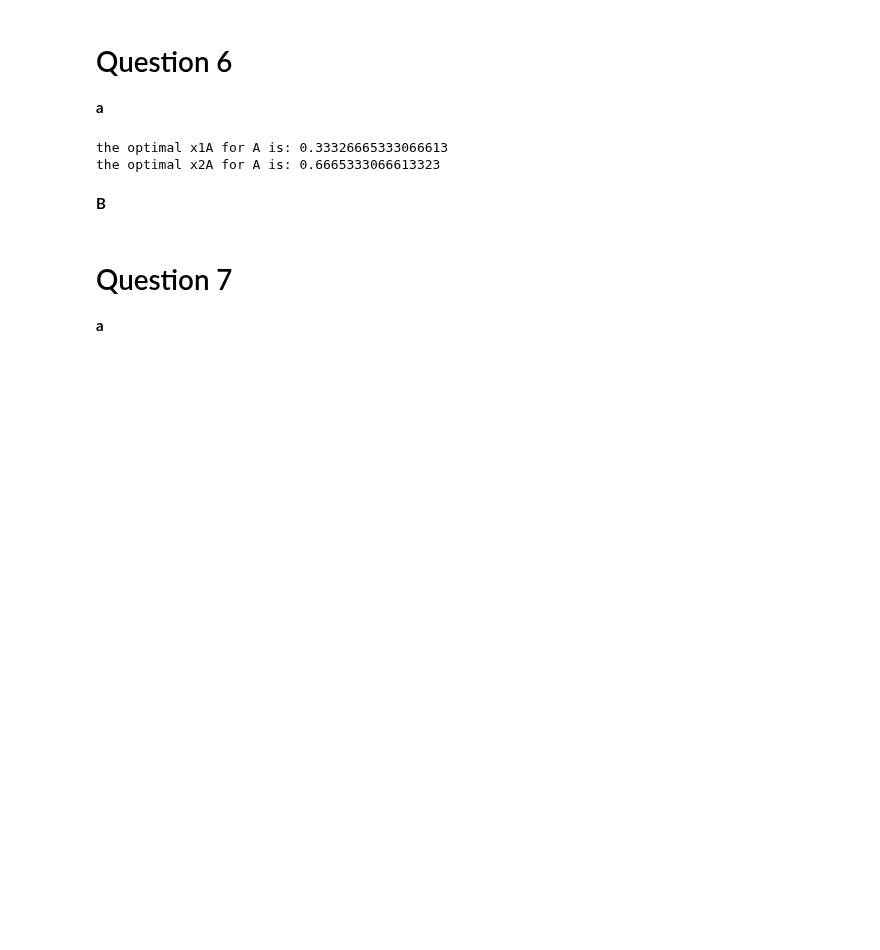
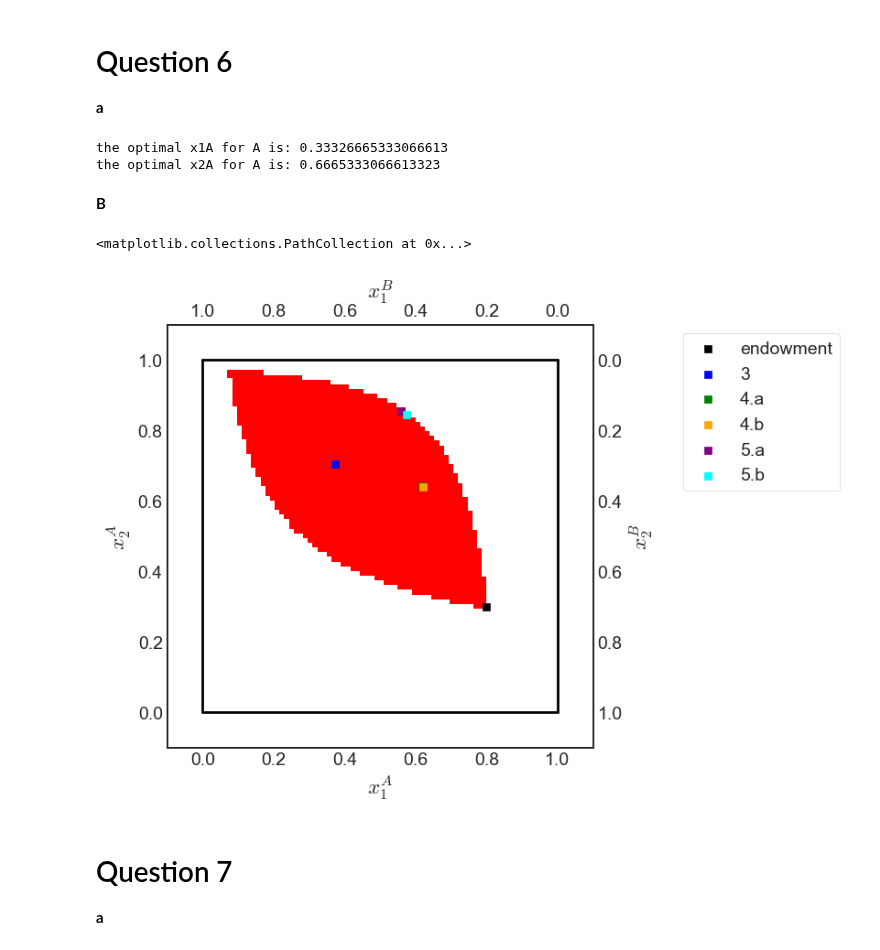
Before and after one commit to NumEconCopenhagen/projects-2024-kbh-herning, a Jupyter notebook: inauguralproject/inauguralproject.ipynb, the cells around one changed output. Cells and saved outputs as stored; diff of their text form; code cells hidden in the pictures; blank space fills up the shorter version.

Commit message:
færdig til og med opgave 7

```diff
--- a/inauguralproject/inauguralproject.ipynb
+++ b/inauguralproject/inauguralproject.ipynb
@@ -194,6 +197,9 @@ ADD CONCISE CONLUSION.
 clear_market.find_best_choice_test(N=75)
 x1_best,x2_best,u_best,p1 = clear_market.find_best_choice_test(N=75)
 
+x1A_4a = x1_best
+x2A_4a = x2_best
+
 print('The optimal price of A:', clear_market.find_best_choice_test(N=75)[3])
 print('The allocation becomes: x1a=', x1_best,'x2a =', x2_best, 'and A´s utility becomes:', u_best)
 # %% [output]
@@ -203,6 +209,9 @@ The allocation becomes: x1a= 0.619316843345112 x2a = 0.6408888888888888 and A´s
 **b**
 # %%
 x1A, x2A, uA, optimal_p1 = clear_market.find_best_choice_any_price()
+
+x1A_4b = x1A
+x2A_4b = x2A
 
 print(f"Optimal price p1: {optimal_p1}")
 print(f"Optimal allocations for A: x1A = {x1A}, x2A = {x2A}")
@@ -219,6 +228,10 @@ Utility of A: 0.6336208506936586
 clear_market.opgave_5_A()
 
 u_A_opt, x1A_opt, x2A_opt = clear_market.opgave_5_A()
+
+x1A_5a = x1A_opt
+x2A_5a = x2A_opt
+
 print("u_A_opt:", u_A_opt)
 print("the optimal x1A for A is:", x1A_opt)
 print("the optimal x2A for A is:", x2A_opt)
@@ -229,11 +242,12 @@ the optimal x2A for A is: 0.8533333333333334
 # %% [markdown]
 **b**
 # %%
-clear_market.opgave_5_B()
+u_A_opt, x1A_opt, x2A_opt = clear_market.opgave_5_B_solver()
 
-u_A_opt, x1A_opt, x2A_opt = clear_market.opgave_5_B()
+x1A_5b = x1A_opt
+x2A_5b = x2A_opt
+
 print("u_A_opt:", u_A_opt)
 print("the optimal x1A for A is:", x1A_opt)
 print("the optimal x2A for A is:", x2A_opt)
-# take 1min to print
 # %% [output]
@@ -265,6 +269,57 @@ the optimal x1A for A is: 0.33326665333066613
 the optimal x2A for A is: 0.6665333066613323
 # %% [markdown]
 **B**
+# %%
+model = ExchangeEconomyClass()
+
+par = model.par
+
+# a. total endowment
+w1bar = 1.0
+w2bar = 1.0
+
+# b. figure set up
+fig = plt.figure(frameon=False,figsize=(6,6), dpi=100)
+ax_A = fig.add_subplot(1, 1, 1)
+
+ax_A.set_xlabel("$x_1^A$")
+ax_A.set_ylabel("$x_2^A$")
+
+temp = ax_A.twinx()
+temp.set_ylabel("$x_2^B$")
+ax_B = temp.twiny()
+ax_B.set_xlabel("$x_1^B$")
+ax_B.invert_xaxis()
+ax_B.invert_yaxis()
+
+# A
+ax_A.scatter(x1A_opt_1, x2A_opt_1, marker='s', color='red', zorder=1)
+
+# Plot other scatter plots with higher zorder (they will appear above 'endowment')
+ax_A.scatter(par.w1A, par.w2A, marker='s', color='black', label='endowment', zorder=2)
+ax_A.scatter(x1a_3, x2a_3, marker='s', color='blue', label='3', zorder=3)
+ax_A.scatter(x1A_4a, x2A_4a, marker='s', color='green', label='4.a', zorder=4)
+ax_A.scatter(x1A_4b, x2A_4b, marker='s', color='orange', label='4.b', zorder=5)
+ax_A.scatter(x1A_5a, x2A_5a, marker='s', color='purple', label='5.a', zorder=6)
+ax_A.scatter(x1A_5b, x2A_5b, marker='s', color='cyan', label='5.b', zorder=7)
+
+# limits
+ax_A.plot([0,w1bar],[0,0],lw=2,color='black')
+ax_A.plot([0,w1bar],[w2bar,w2bar],lw=2,color='black')
+ax_A.plot([0,0],[0,w2bar],lw=2,color='black')
+ax_A.plot([w1bar,w1bar],[0,w2bar],lw=2,color='black')
+
+ax_A.set_xlim([-0.1, w1bar + 0.1])
+ax_A.set_ylim([-0.1, w2bar + 0.1])
+ax_B.set_xlim([w1bar + 0.1, -0.1])
+ax_B.set_ylim([w2bar + 0.1, -0.1])
+
+ax_A.legend(frameon=True,loc='upper right',bbox_to_anchor=(1.6,1.0));
+
+ax_A.scatter(x1A_opt_1,x2A_opt_1,marker='s',color='red',label='endowment')
+# %% [output]
+<matplotlib.collections.PathCollection at 0x...>
+[figure, added]
 # %% [markdown]
 # Question 7
 
```
Also changed, not shown: parts of 10 cells of this notebook, 1 other file.
